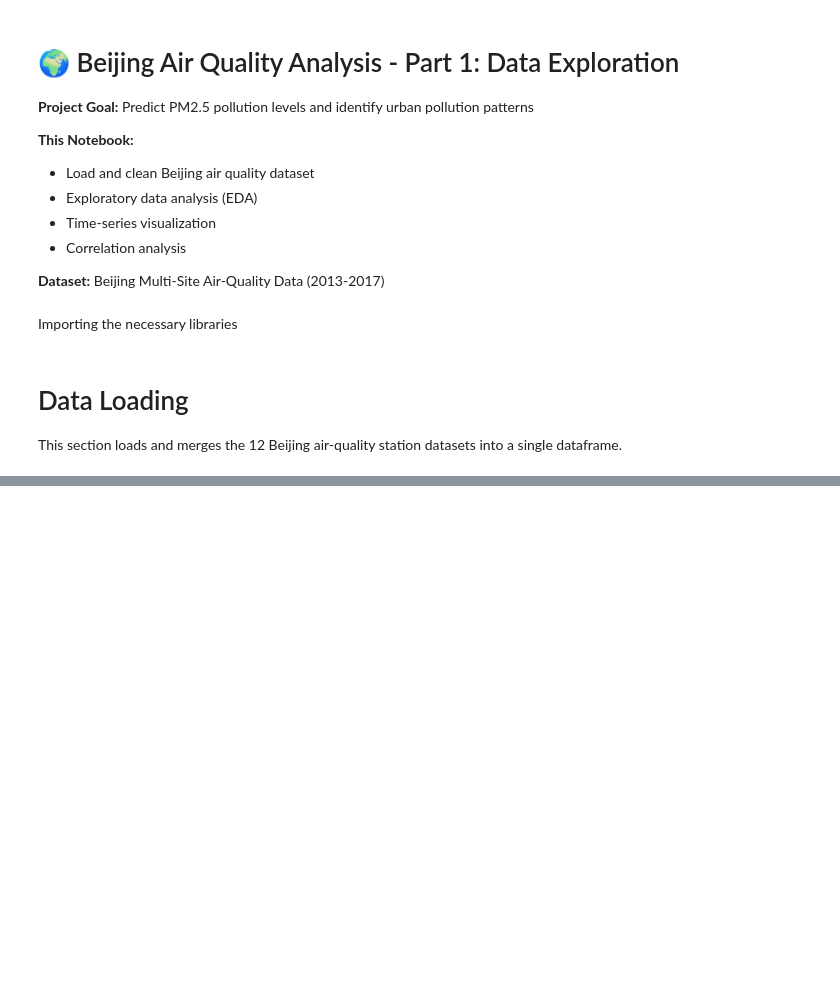
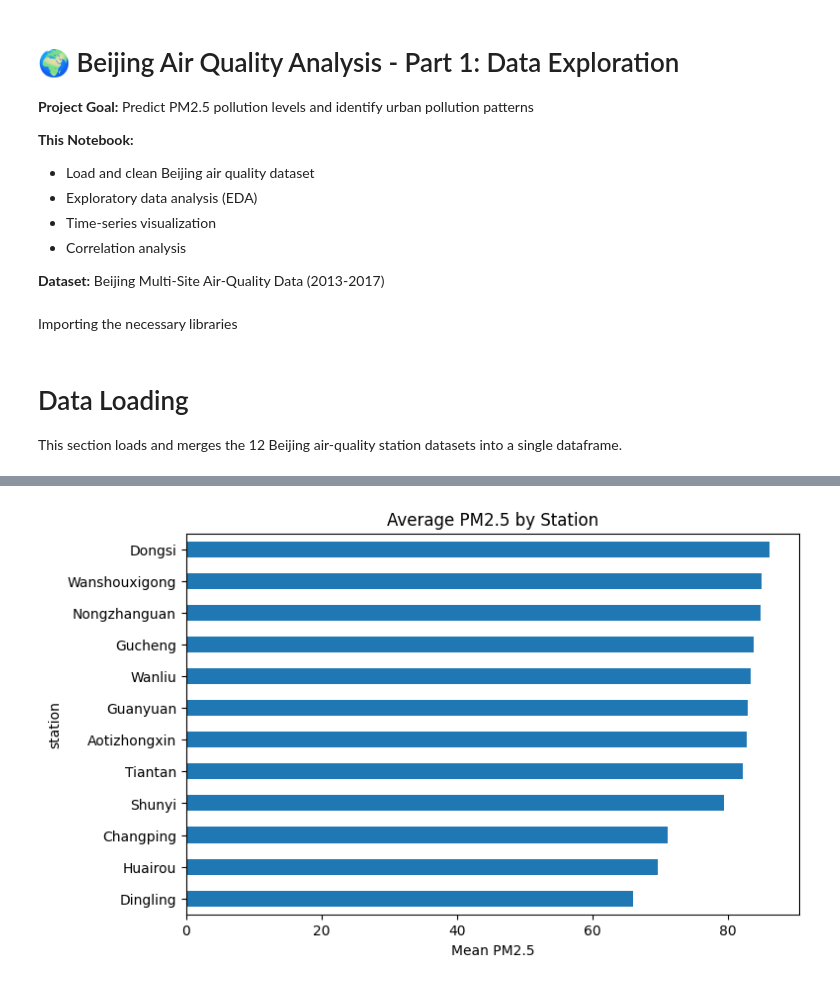
Before and after one commit to Enrik-Shabani/ML-Project-GroupA, a Jupyter notebook: notebooks/01_data_exploration.ipynb, the cells around one changed output, grey strips where cells are left out. Cells and saved outputs as stored; diff of their text form; code cells hidden in the pictures; blank space fills up the shorter version.

```diff
--- a/notebooks/01_data_exploration.ipynb
+++ b/notebooks/01_data_exploration.ipynb
@@ -48,3 +40,11 @@ df9 = pd.read_csv(base + "PRSA_Data_Shunyi_20130301-20170228.csv")
 df10 = pd.read_csv(base + "PRSA_Data_Tiantan_20130301-20170228.csv")
 df11 = pd.read_csv(base + "PRSA_Data_Wanliu_20130301-20170228.csv")
 df12 = pd.read_csv(base + "PRSA_Data_Wanshouxigong_20130301-20170228.csv")
+# %%
+df = pd.concat(
+    [df1, df2, df3, df4, df5, df6, df7, df8, df9, df10, df11, df12],
+    ignore_index=True
+)
+
+print("Shape:", df.shape)
+df.head()
@@ -50,0 +71,6 @@ df12 = pd.read_csv(base + "PRSA_Data_Wanshouxigong_20130301-20170228.csv")
+# %%
+df["datetime"] = pd.to_datetime(df[["year","month","day","hour"]])
+df = df.sort_values(["station","datetime"])
+# %%
+station_mean = df.groupby("station")["PM2.5"].mean().sort_values()
+station_mean
@@ -50,0 +93,8 @@ df12 = pd.read_csv(base + "PRSA_Data_Wanshouxigong_20130301-20170228.csv")
+# %%
+plt.figure(figsize=(8,5))
+station_mean.plot(kind="barh")
+plt.title("Average PM2.5 by Station")
+plt.xlabel("Mean PM2.5")
+plt.show()
+# %% [output]
+[figure, added]
```
Also changed, not shown: parts of 49 cells of this notebook.
